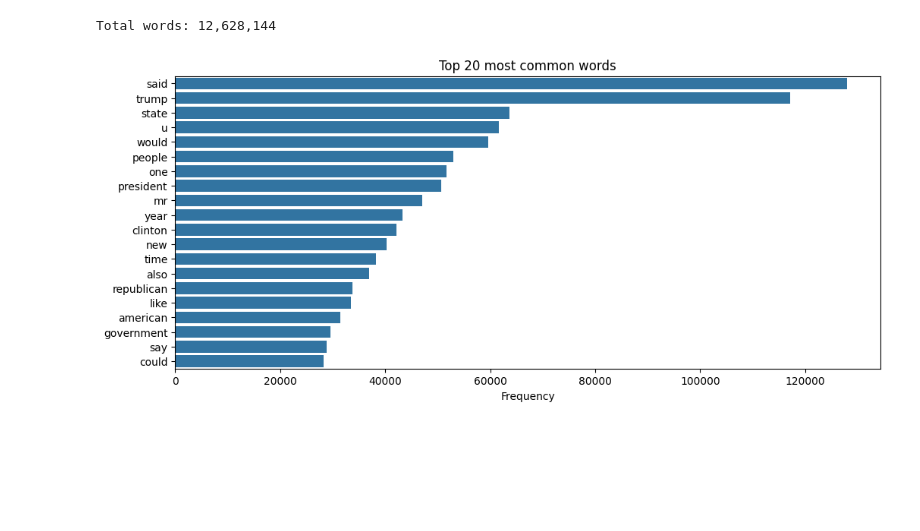
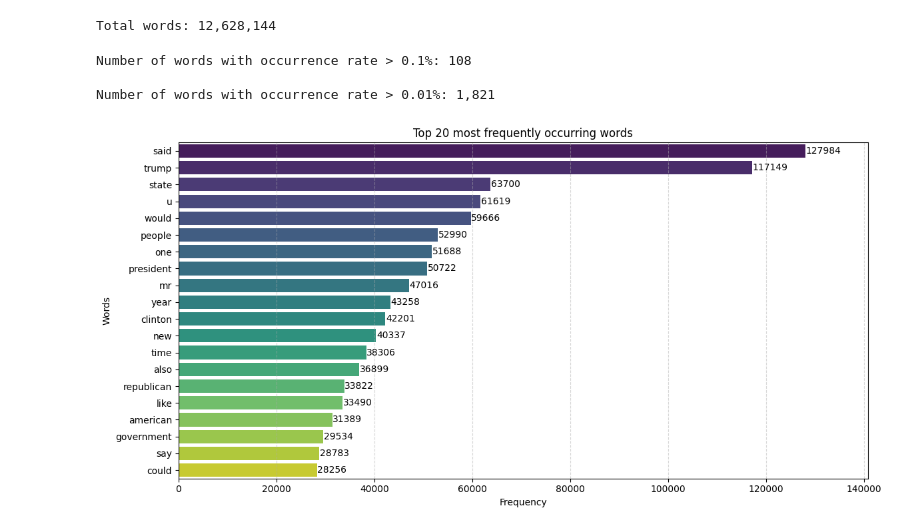
Before and after one commit to phucdm04/Fake-News-Detection, a Jupyter notebook: eda.ipynb, the cells around one changed output. Drawn from its saved outputs; the diff is of its cells as text; code cells hidden in the pictures; blank space fills up the shorter version.

```diff
--- a/eda.ipynb
+++ b/eda.ipynb
@@ -121,21 +147,38 @@ total_tokens = len(flat_tokens)
 print(f"Total words: {total_tokens:,}")
 # %% [output]
 Total words: 12,628,144
-# %%
-# Frequency Counting
-word_counter = Counter(flat_tokens)
-# Top 20 most
-most_common_20 = word_counter.most_common(20)
-
-# Barplot
-words, counts = zip(*most_common_20)
-plt.figure(figsize=(12, 5))
-sns.barplot(x=list(counts), y=list(words))
-plt.title("Top 20 most common words")
-plt.xlabel("Frequency")
-plt.show()
-# %% [output]
-[figure, removed]
+# %%
+word_counter = Counter(flat_tokens)
+
+over_01pct = sum(1 for word, count in word_counter.items() if count / total_tokens > 0.001)
+over_001pct = sum(1 for word, count in word_counter.items() if count / total_tokens > 0.0001)
+
+print(f"\nNumber of words with occurrence rate > 0.1%: {over_01pct:,}")
+print(f"\nNumber of words with occurrence rate > 0.01%: {over_001pct:,}")
+# %% [output]
+Number of words with occurrence rate > 0.1%: 108
+
+Number of words with occurrence rate > 0.01%: 1,821
+# %%
+most_common_20 = word_counter.most_common(20)
+
+df_plot = pd.DataFrame(most_common_20, columns=['word', 'count'])
+
+plt.figure(figsize=(12, 6))
+sns.barplot(data=df_plot, x='count', y='word', hue='word', palette='viridis', legend=False)
+
+for i, count in enumerate(df_plot['count']):
+    plt.text(count + 100, i, str(count), va='center')
+
+plt.xlim(0, df_plot['count'].max() * 1.1)
+plt.title("Top 20 most frequently occurring words")
+plt.xlabel("Frequency")
+plt.ylabel("Words")
+plt.grid(True, axis='x', linestyle='--', alpha=0.5)
+plt.tight_layout()
+plt.show()
+# %% [output]
+[figure, added]
 # %%
 # WordCloud
 wc = WordCloud(width=1000, height=500, background_color='white', max_words=200).generate_from_frequencies(word_counter)
```
Also changed, not shown: parts of 14 cells of this notebook.
